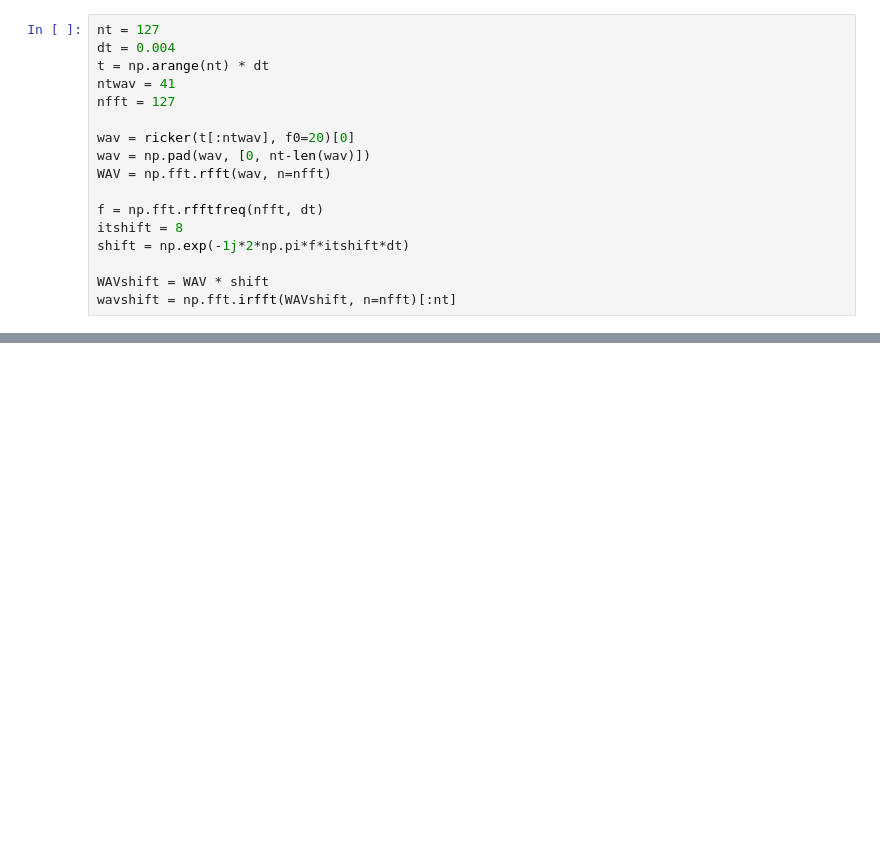
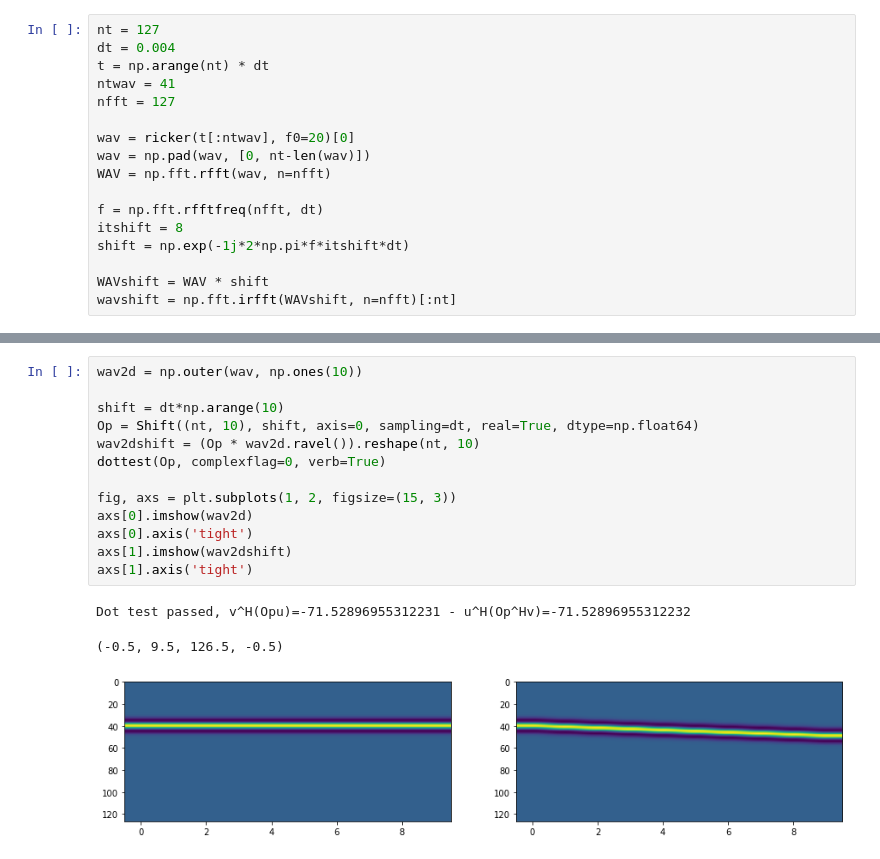
Before and after one commit to PyLops/pylops_notebooks, a Jupyter notebook: developement/Shift.ipynb, the cells around one changed output, grey strips where cells are left out. Cells and saved outputs as stored; diff of their text form; blank space fills up the shorter version.

```diff
--- a/developement/Shift.ipynb
+++ b/developement/Shift.ipynb
@@ -125,0 +145,17 @@ Dot test passed, v^T(Opu)=-15.371286 - u^T(Op^Tv)=-15.371286
+# %%
+wav2d = np.outer(wav, np.ones(10))
+
+shift = dt*np.arange(10)
+Op = Shift((nt, 10), shift, axis=0, sampling=dt, real=True, dtype=np.float64)
+wav2dshift = (Op * wav2d.ravel()).reshape(nt, 10)
+dottest(Op, complexflag=0, verb=True)
+
+fig, axs = plt.subplots(1, 2, figsize=(15, 3))
+axs[0].imshow(wav2d)
+axs[0].axis('tight')
+axs[1].imshow(wav2dshift)
+axs[1].axis('tight')
+# %% [output]
+Dot test passed, v^H(Opu)=-71.52896955312231 - u^H(Op^Hv)=-71.52896955312232
+(-0.5, 9.5, 126.5, -0.5)
+[figure, added]
```
Also changed, not shown: parts of 14 cells of this notebook.
